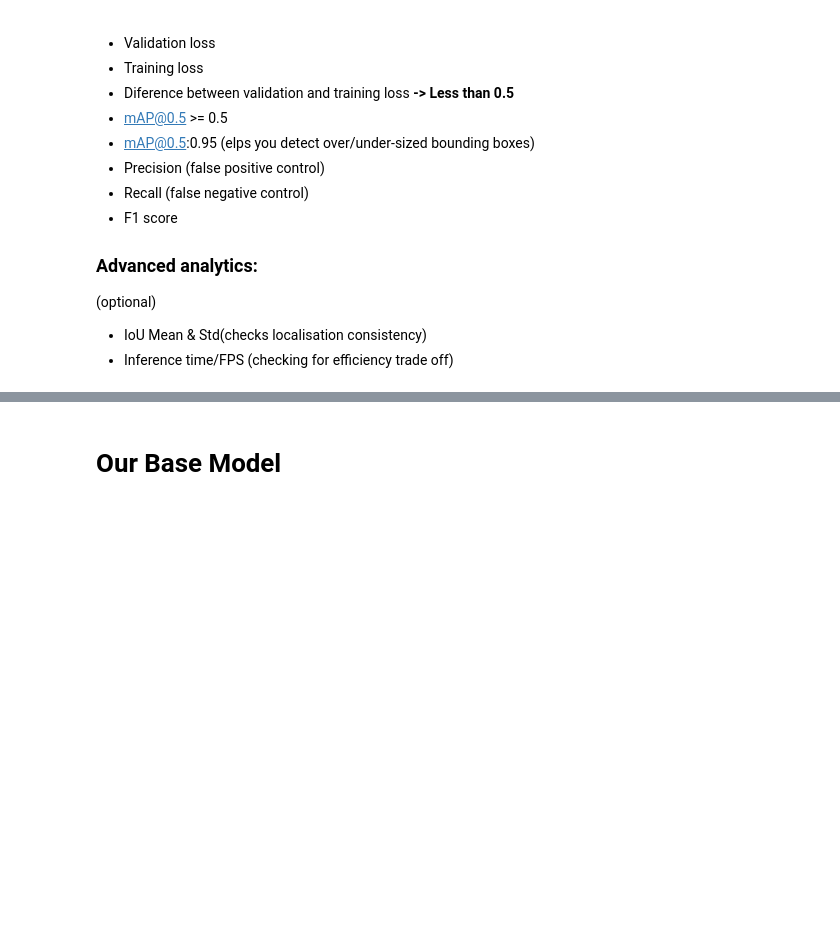
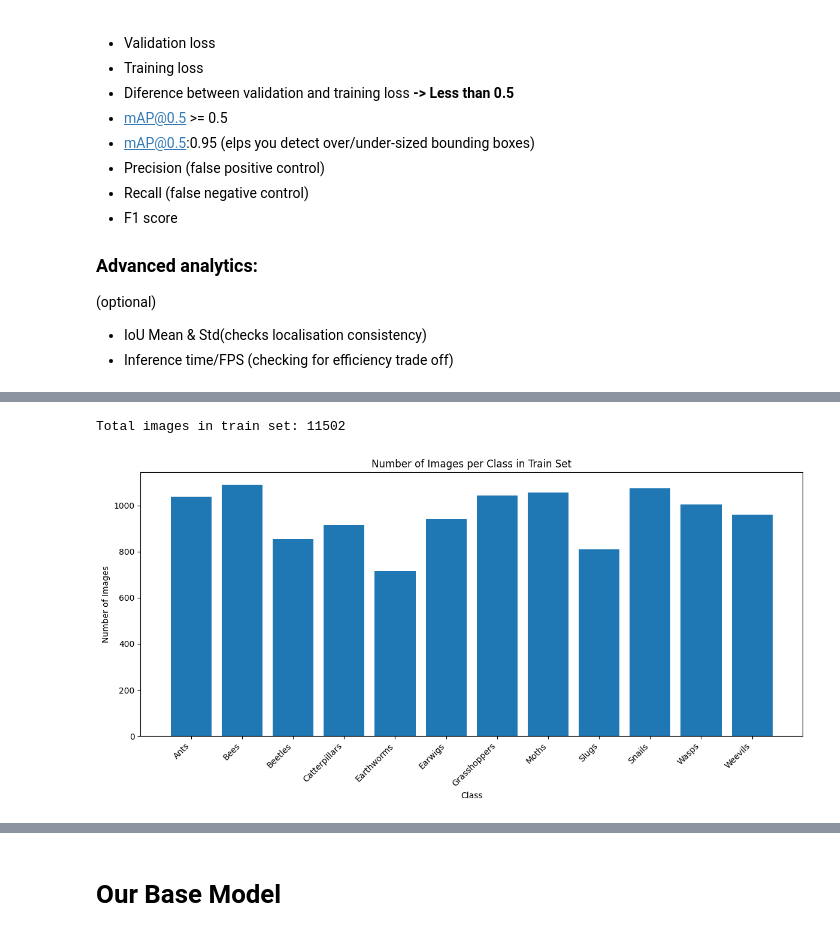
Before and after one commit to aidantze/pesta-la-vista, a Jupyter notebook: yolov8_v2.ipynb, the cells around one changed output, grey strips where cells are left out. Cells and saved outputs as stored; diff of their text form; code cells hidden in the pictures; blank space fills up the shorter version.

```diff
--- a/yolov8_v2.ipynb
+++ b/yolov8_v2.ipynb
@@ -45,9 +52,20 @@ data_cfg = {
     "train": "train/images",
     "val":   "valid/images",
     "test":  "test/images",
-    "names": [
-        "ant", "bee", "beetle", "caterpillar", "earthworm", "earwig",
-        "grasshopper", "moth", "slug", "snail", "wasp", "weevil"
+    "names":
+     [
+      "Ants",
+      "Bees",
+      "Beetles",
+      "Catterpillars",
+      "Earthworms",
+      "Earwigs",
+      "Grasshoppers",
+      "Moths",
+      "Slugs",
+      "Snails",
+      "Wasps",
+      "Weevils",
     ]
 }
 
@@ -69,7 +87,6 @@ num_test_labels = len(list((local_path / "test" / "labels").glob("*.txt")))
 print(f"Number of training images: {num_train_images}")
 print(f"Number of validation images: {num_val_images}")
 print(f"Number of test images: {num_test_images}")
-print("-" * 20)
 print(f"Number of training labels: {num_train_labels}")
 print(f"Number of validation labels: {num_val_labels}")
 print(f"Number of test labels: {num_test_labels}")
@@ -314,0 +284,62 @@ def get_inference_time_and_fps(test_res):
+# %%
+# Dataset Analysis: Images per Class
+
+root = Path("/content/datasets/crop-pests")
+
+# Load class names
+data_yaml_path = os.path.join(root, "data.yaml")
+with open(data_yaml_path, "r") as f:
+    names = yaml.safe_load(f)["names"]
+
+# Create a lowercase version of the names list for easier comparison
+names_new = [name.lower() for name in names]
+
+# Init counters for images per class for each split
+class_count = {split: {name: 0 for name in names} for split in ["train", "valid", "test"]}
+
+# Iterate over train, valid, test and count images per class
+for split in ["train", "valid", "test"]:
+    image_dir = root / split / "images"
+    # NOTE: Extracting the class name from the filenames instead of labels.
+    for image_file in image_dir.glob("*.jpg"):
+        filename = image_file.stem
+        parts = filename.split('-')
+        if len(parts) > 1:
+            extracted_name = parts[0]
+        else:
+            parts = filename.split('_')
+            extracted_name = parts[0]
+
+        extracted_name_lower = extracted_name.lower()
+        # accounting for any uppercase, plural variants
+        if extracted_name_lower in names_new:
+            original_name_index = names_new.index(extracted_name_lower)
+            class_name = names[original_name_index]
+            class_count[split][class_name] += 1
+        elif extracted_name_lower + 's' in names_new:
+             original_name_index = names_new.index(extracted_name_lower + 's')
+             class_name = names[original_name_index]
+             class_count[split][class_name] += 1
+        else:
+            print(f"Warning: Class name '{extracted_name}' extracted from filename '{filename}' not found in names.")
+
+
+# Generate plots for image counts
+for split, counts in class_count.items():
+    # CHECK
+    total_images = len(list((root / split / "images").glob("*.jpg")))
+    print(f"\nTotal images in {split} set: {total_images}")
+
+    plt.figure(figsize=(12, 6))
+    class_names = list(counts.keys())
+    image_counts = list(counts.values())
+    plt.bar(class_names, image_counts)
+    plt.xlabel("Class")
+    plt.ylabel("Number of Images")
+    plt.title(f"Number of Images per Class in {split.capitalize()} Set")
+    plt.xticks(rotation=45, ha="right")
+    plt.tight_layout()
+    plt.show()
+# %% [output]
+Total images in train set: 11502
+[figure, added]
```
Also changed, not shown: parts of 32 cells of this notebook.
